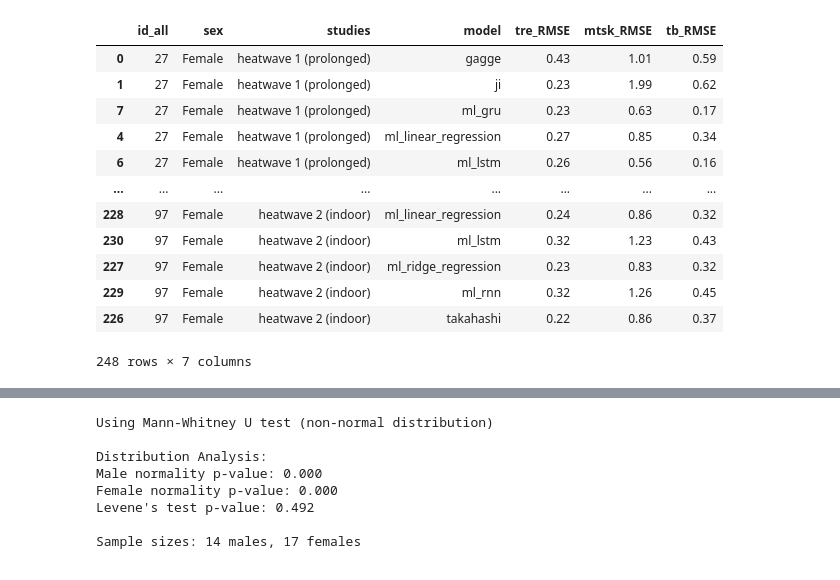
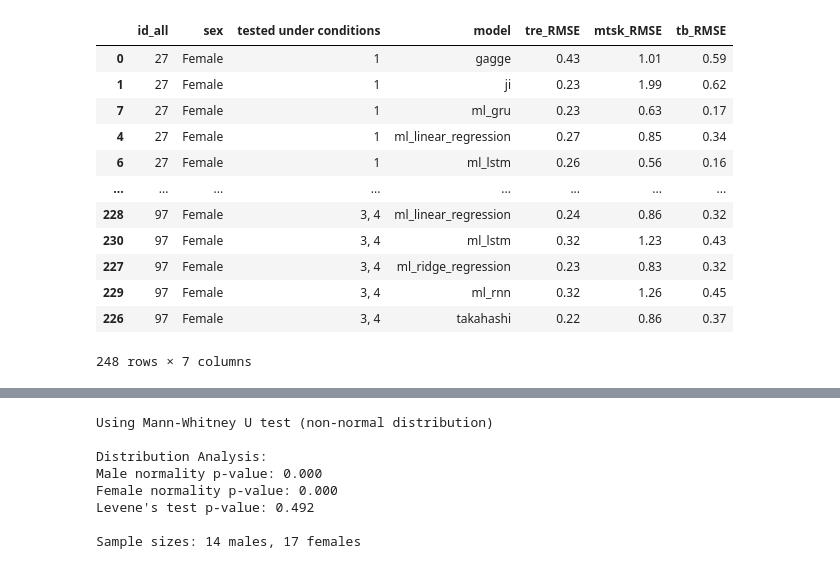
Before and after one commit to climate-ethos/core-temperature-modelling, a Jupyter notebook: results-analysis.ipynb, the cells around one changed output, grey strips where cells are left out. Saved outputs shown, nothing was run; the diff lists cells and outputs as text; code cells hidden in the pictures.

Commit message:
Improved individual RMSE tabling

```diff
--- a/results-analysis.ipynb
+++ b/results-analysis.ipynb
@@ -144,6 +144,32 @@ print(latex_table)
 import pandas as pd
 import numpy as np
 from sklearn.metrics import mean_squared_error
+import re
+
+def replace_heatwave_terms(text):
+    """
+    Replace specific heatwave-related patterns in text with numbered values.
+
+    Args:
+        text (str): Input text containing heatwave patterns
+
+    Returns:
+        str: Text with replaced patterns
+    """
+    replacements = [
+        (r'heatwave 1 \(prolonged\)hot', '1'),
+        (r'heatwave 3 \(cooling\)hot', '2'),
+        (r'heatwave 2 \(indoor\)hot', '3'),
+        (r'heatwave 2 \(indoor\)warm', '4'),
+        (r'heatwave 2 \(indoor\)temp', '5'),
+        (r'heatwave 2 \(indoor\)cool', '6')
+    ]
+
+    result = text
+    for pattern, replacement in replacements:
+        result = re.sub(pattern, replacement, result)
+
+    return result
 
 def calculate_individual_rmse(merged_samples, models):
     """
@@ -173,8 +199,10 @@ def calculate_individual_rmse(merged_samples, models):
         mask = df['id_all'] == id_num
 
         # Get unique studies for this individual
-        studies = sorted(df.loc[mask, 'study'].unique())
+        df['study_condition'] = df['study'] + df['condition']
+        studies = sorted(df.loc[mask, 'study_condition'].unique())
         studies_str = ', '.join(studies)
+        studies_str = replace_heatwave_terms(studies_str)
 
         for model in models:
             tre_col = f'tre_predicted_{model}'
@@ -204,46 +232,46 @@ def calculate_individual_rmse(merged_samples, models):
 
                 # Append results
                 individual_results.append({
                     'id_all': id_num,
                     'sex': sex_str,
-                    'studies': studies_str,
+                    'tested under conditions': studies_str,
                     'model': model,
                     'tre_RMSE': tre_rmse,
                     'mtsk_RMSE': mtsk_rmse,
                     'tb_RMSE': tb_rmse
                 })
             else:
                 print(f"Columns for model {model} not found in the merged data.")
 
     # Convert results to DataFrame
     results_df = pd.DataFrame(individual_results)
 
     # Sort by ID and model
     results_df = results_df.sort_values(['id_all', 'model'])
 
     return results_df
 
 
 merged_samples = pd.concat(samples, ignore_index=True)
 individual_rmse = calculate_individual_rmse(merged_samples, models)
 individual_rmse
 
 # from tabulate import tabulate
 # latex_table = tabulate(individual_rmse, tablefmt="latex", headers="keys", showindex=False)
 # print(latex_table)
 # %% [output]
-|  | id_all | sex | studies | model | tre_RMSE | mtsk_RMSE | tb_RMSE |
-| 0 | 27 | Female | heatwave 1 (prolonged) | gagge | 0.43 | 1.01 | 0.59 |
-| 1 | 27 | Female | heatwave 1 (prolonged) | ji | 0.23 | 1.99 | 0.62 |
-| 7 | 27 | Female | heatwave 1 (prolonged) | ml_gru | 0.23 | 0.63 | 0.17 |
-| 4 | 27 | Female | heatwave 1 (prolonged) | ml_linear_regression | 0.27 | 0.85 | 0.34 |
-| 6 | 27 | Female | heatwave 1 (prolonged) | ml_lstm | 0.26 | 0.56 | 0.16 |
+|  | id_all | sex | tested under conditions | model | tre_RMSE | mtsk_RMSE | tb_RMSE |
+| 0 | 27 | Female | 1 | gagge | 0.43 | 1.01 | 0.59 |
+| 1 | 27 | Female | 1 | ji | 0.23 | 1.99 | 0.62 |
+| 7 | 27 | Female | 1 | ml_gru | 0.23 | 0.63 | 0.17 |
+| 4 | 27 | Female | 1 | ml_linear_regression | 0.27 | 0.85 | 0.34 |
+| 6 | 27 | Female | 1 | ml_lstm | 0.26 | 0.56 | 0.16 |
 | ... | ... | ... | ... | ... | ... | ... | ... |
-| 228 | 97 | Female | heatwave 2 (indoor) | ml_linear_regression | 0.24 | 0.86 | 0.32 |
-| 230 | 97 | Female | heatwave 2 (indoor) | ml_lstm | 0.32 | 1.23 | 0.43 |
-| 227 | 97 | Female | heatwave 2 (indoor) | ml_ridge_regression | 0.23 | 0.83 | 0.32 |
-| 229 | 97 | Female | heatwave 2 (indoor) | ml_rnn | 0.32 | 1.26 | 0.45 |
-| 226 | 97 | Female | heatwave 2 (indoor) | takahashi | 0.22 | 0.86 | 0.37 |
+| 228 | 97 | Female | 3, 4 | ml_linear_regression | 0.24 | 0.86 | 0.32 |
+| 230 | 97 | Female | 3, 4 | ml_lstm | 0.32 | 1.23 | 0.43 |
+| 227 | 97 | Female | 3, 4 | ml_ridge_regression | 0.23 | 0.83 | 0.32 |
+| 229 | 97 | Female | 3, 4 | ml_rnn | 0.32 | 1.26 | 0.45 |
+| 226 | 97 | Female | 3, 4 | takahashi | 0.22 | 0.86 | 0.37 |
 248 rows × 7 columns
 # %%
 def create_model_tables(individual_rmse):
```
Also changed, not shown: parts of 2 cells of this notebook.
